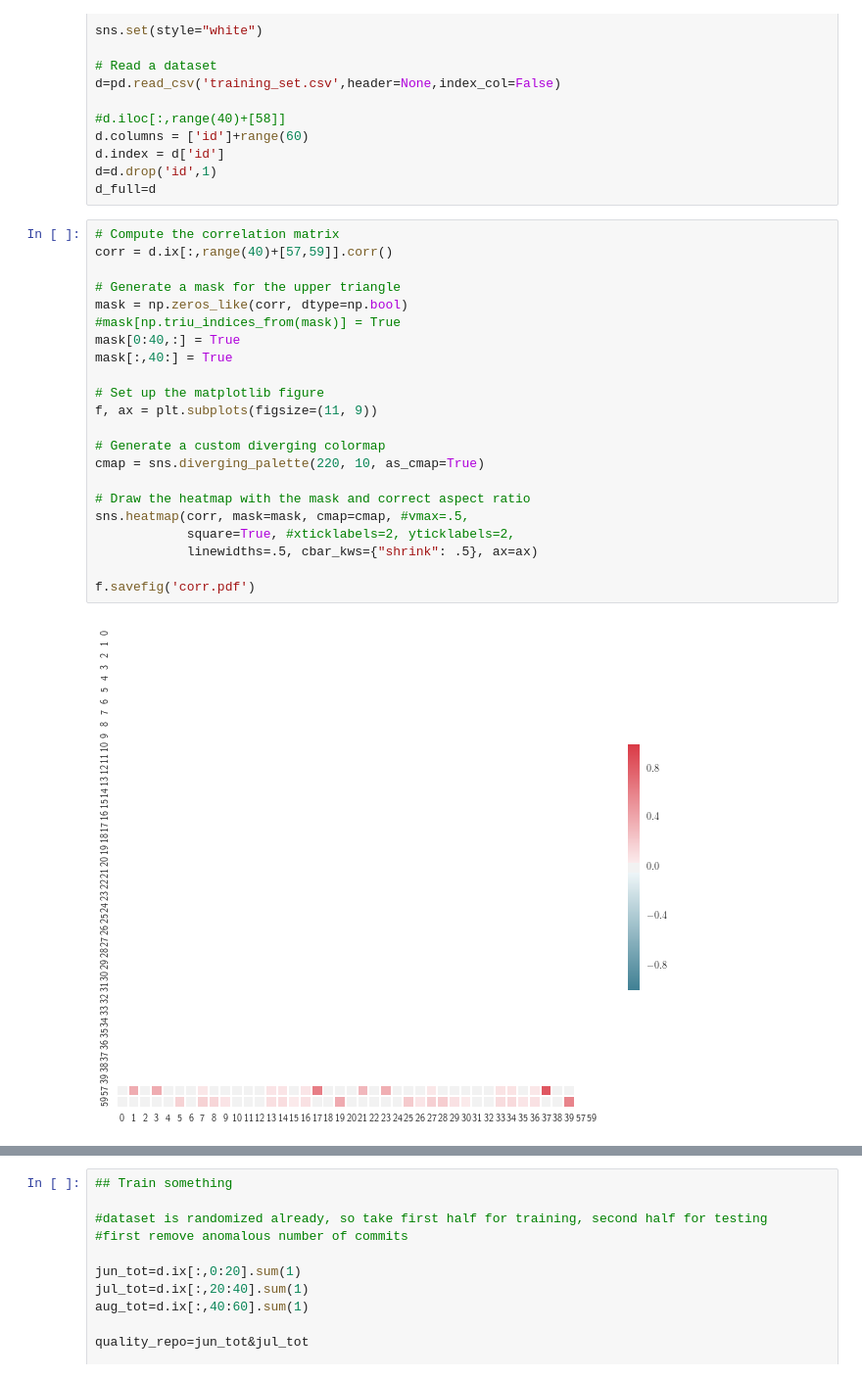
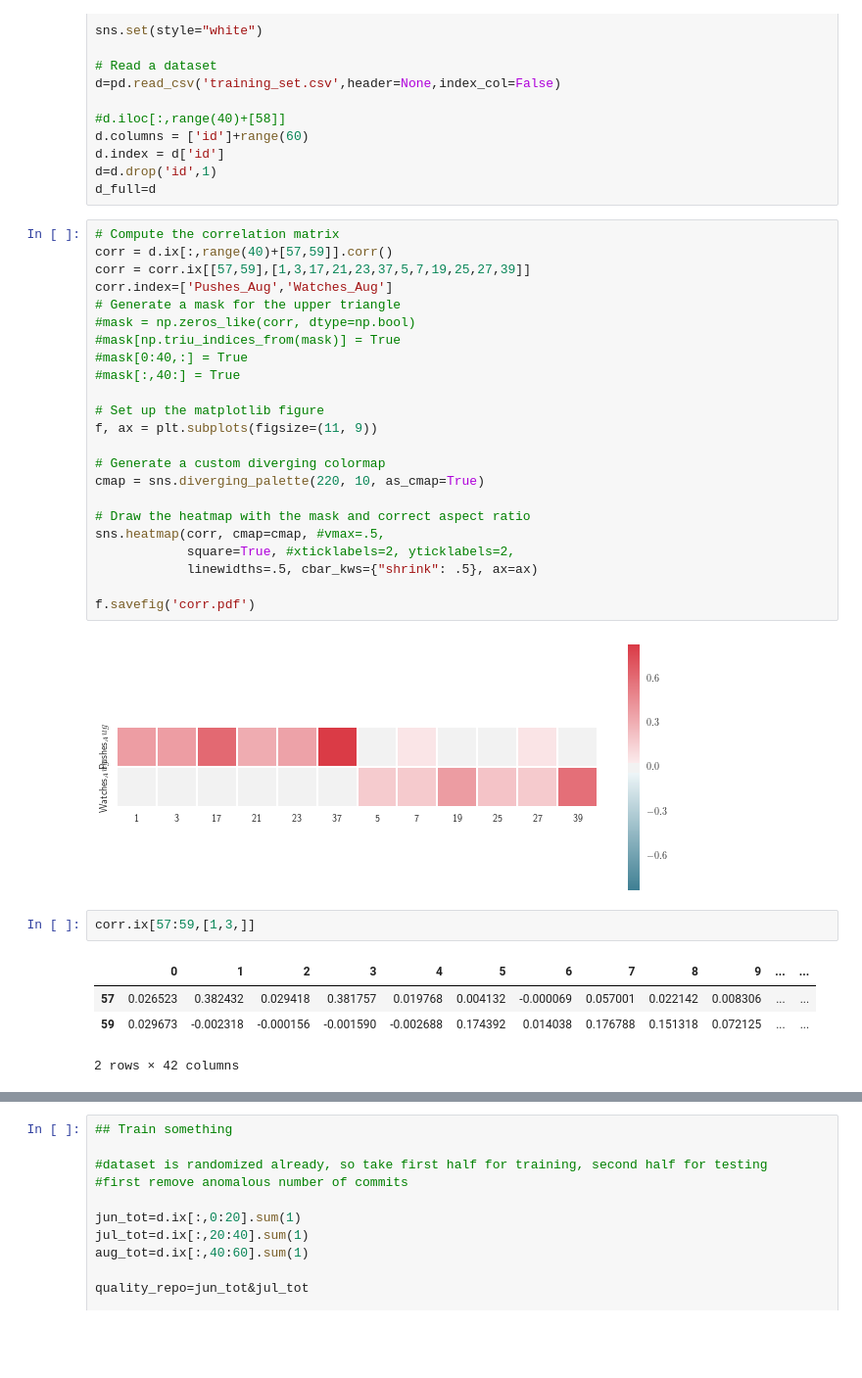
Before and after one commit to hebda/GitWatch, a Jupyter notebook: training/Training.ipynb, the cells around one changed output, grey strips where cells are left out. Shown at 98% size. Drawn from its saved outputs; the diff is of its cells as text; blank space fills up the shorter version.

Commit message:
updated plots

```diff
--- a/training/Training.ipynb
+++ b/training/Training.ipynb
@@ -23,25 +23,33 @@ d_full=d
 # %%
 # Compute the correlation matrix
 corr = d.ix[:,range(40)+[57,59]].corr()
-
+corr = corr.ix[[57,59],[1,3,17,21,23,37,5,7,19,25,27,39]]
+corr.index=['Pushes_Aug','Watches_Aug']
 # Generate a mask for the upper triangle
-mask = np.zeros_like(corr, dtype=np.bool)
+#mask = np.zeros_like(corr, dtype=np.bool)
 #mask[np.triu_indices_from(mask)] = True
-mask[0:40,:] = True
-mask[:,40:] = True
+#mask[0:40,:] = True
+#mask[:,40:] = True
 
 # Set up the matplotlib figure
 f, ax = plt.subplots(figsize=(11, 9))
 
 # Generate a custom diverging colormap
 cmap = sns.diverging_palette(220, 10, as_cmap=True)
 
 # Draw the heatmap with the mask and correct aspect ratio
-sns.heatmap(corr, mask=mask, cmap=cmap, #vmax=.5,
+sns.heatmap(corr, cmap=cmap, #vmax=.5,
             square=True, #xticklabels=2, yticklabels=2,
             linewidths=.5, cbar_kws={"shrink": .5}, ax=ax)
 
 f.savefig('corr.pdf')
 # %% [output]
-[figure, old version]
+[figure, new version]
+# %%
+corr.ix[57:59,[1,3,]]
+# %% [output]
+|  | 0 | 1 | 2 | 3 | 4 | 5 | 6 | 7 | 8 | 9 | ... | ... |
+| 57 | 0.026523 | 0.382432 | 0.029418 | 0.381757 | 0.019768 | 0.004132 | -0.000069 | 0.057001 | 0.022142 | 0.008306 | ... | ... |
+| 59 | 0.029673 | -0.002318 | -0.000156 | -0.001590 | -0.002688 | 0.174392 | 0.014038 | 0.176788 | 0.151318 | 0.072125 | ... | ... |
+2 rows × 42 columns
 # %%
```
Also changed, not shown: parts of 1 cell of this notebook.
